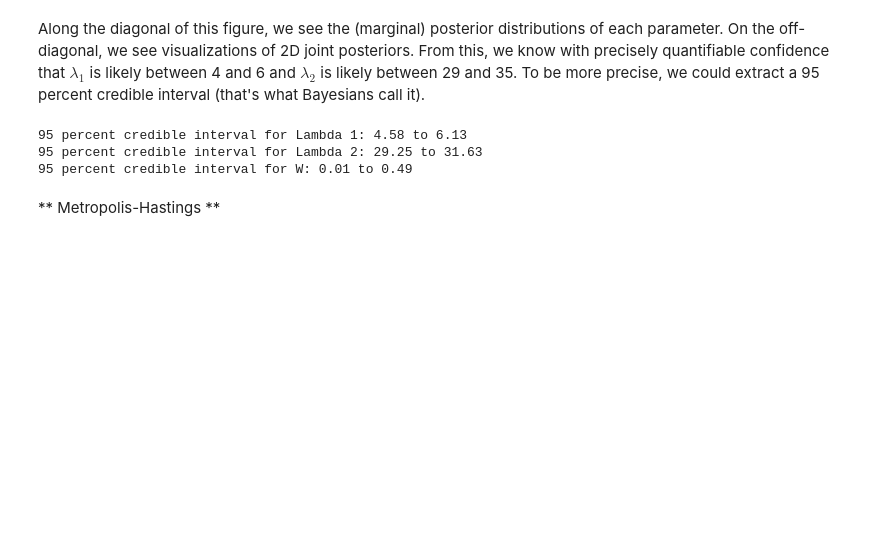
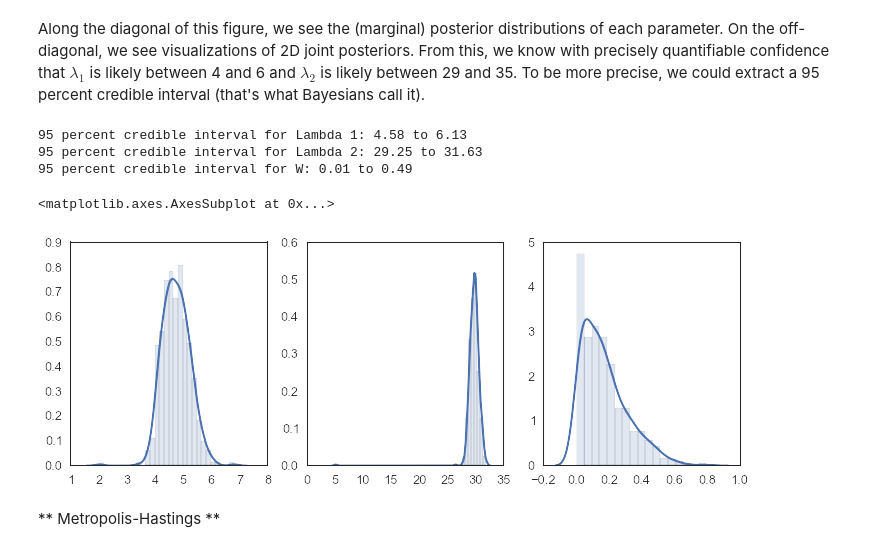
Before and after one commit to keeganhines/computationalStatistics, a Jupyter notebook: MCMC.ipynb, the cells around one changed output. Saved outputs shown, nothing was run; the diff lists cells and outputs as text; code cells hidden in the pictures; blank space fills up the shorter version.

```diff
--- a/MCMC.ipynb
+++ b/MCMC.ipynb
@@ -342,6 +340,17 @@ model.intervals()
 95 percent credible interval for Lambda 1: 4.58 to 6.13
 95 percent credible interval for Lambda 2: 29.25 to 31.63
 95 percent credible interval for W: 0.01 to 0.49
+# %%
+plt.rcParams['figure.figsize'] = (12, 4)
+plt.subplot(131)
+sns.distplot(model.lam_1)
+plt.subplot(132)
+sns.distplot(model.lam_2)
+plt.subplot(133)
+sns.distplot(model.w)
+# %% [output]
+<matplotlib.axes.AxesSubplot at 0x...>
+[figure, added]
 # %% [markdown]
 ** Metropolis-Hastings **
 # %% [markdown]
```
Also changed, not shown: parts of 14 cells of this notebook, 3 other files.
